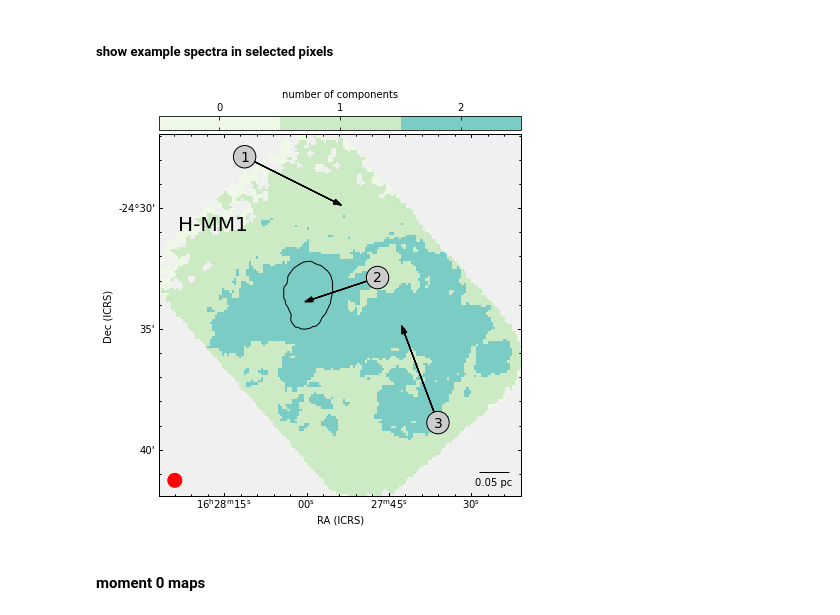
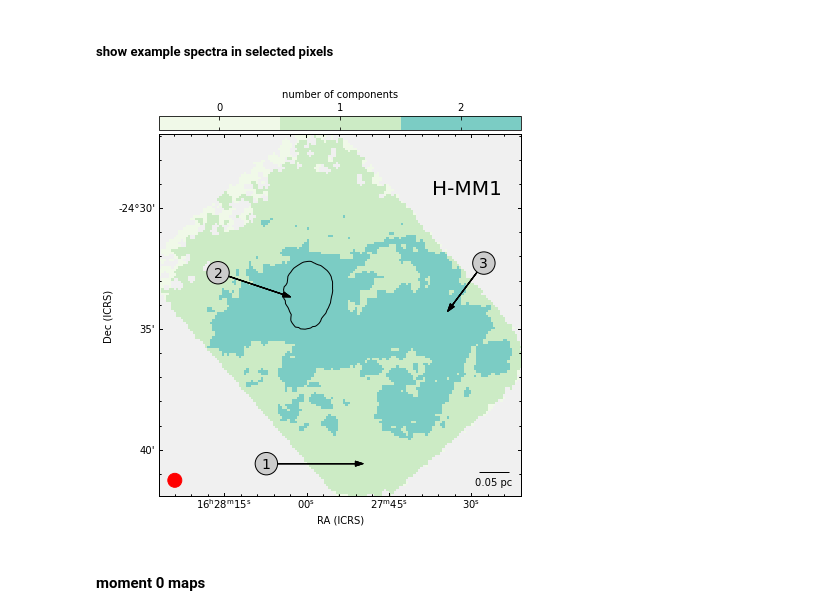
Before and after one commit to SpandanCh/H-MM1_extended_subsonic, a Jupyter notebook: make_figures.ipynb, the cells around one changed output. Cells and saved outputs as stored; diff of their text form; code cells hidden in the pictures.

```diff
--- a/make_figures.ipynb
+++ b/make_figures.ipynb
@@ -319,12 +329,12 @@ from matplotlib.patches import Circle
 wcs = WCS(hd_repr)
 # %%
 # x,y co-ordinates of the positions chosen for the example spectra
-xlist = np.array([60, 100, 75])
-ylist = np.array([80, 70, 120])
+xlist = np.array([54, 119, 84])
+ylist = np.array([82, 76, 13])
 
 # lengths of the arrows in x- and y-axes
-dxlist = np.array([30, 15, -40])
-dylist = np.array([10, -40, 20])
+dxlist = np.array([-30, 15, -40])
+dylist = np.array([10, 20, 0])
 
 # number labels of the positions (with 1-, 2-, and 3-components detected, respectively)
 labels = np.array([2, 3, 1])
@@ -337,35 +347,35 @@ ddec_list = dec_list - dec_list_text
 # %%
 fig = aplfig(fits.PrimaryHDU(data=npeaks_repr, header=hd_repr),figsize=(7,7))
 
 cmaplst = ['#f0f9e8', '#ccebc5', '#7bccc4']         # colours representing number of components fit
 lcmap = ListedColormap(cmaplst)                                # set colourmap with these colours
 lcmap.set_bad('#f0f0f0')
 
 text_color='white'
 contour_color='k'
 
 fig = setup_plot( fig, cmap=lcmap, vmin=-0.5, vmax=2.5, col_text = r'number of components', beam_color='r', sclbr=0.05,
-                 x_txt=0.15, y_txt=0.75,lbl_text='H-MM1', label_col='k', lbl_size=20, colbr_loc='top')
+                 x_txt=0.85, y_txt=0.85,lbl_text='H-MM1', label_col='k', lbl_size=20, colbr_loc='top')
 
 # fig.recenter(353.1667,16.545,width=0.22,height=0.15)
 fig.beam.set_corner('bottom left')
 
 # fig.show_contour(para_map_dir + 'mach_number_1cmp_w_mask.fits', levels=[1], colors='k',linewidths=1)
 
 fig.colorbar.set_ticks([0, 1, 2])
 
 fig.show_contour(para_map_dir + 'mach_number_1cmp_w_mask.fits', levels=[1], colors='k',linewidths=1)
 
 for i in range(len(labels)):
     # labels
     fig.add_label( ra_list_text[i], dec_list_text[i], labels[i], color='k', size=14, weight=500,
                   bbox=dict(boxstyle="circle", fc="0.8", alpha=1))
     # arrows pointing to the pixels
     fig.show_arrows(ra_list_text, dec_list_text, dra_list, ddec_list, head_width=2, width=0.1, color='k')
 
 fig.savefig(figs_dir + 'npeaks_2cmp_repr_with_example_pix.pdf', dpi=100)
 # %% [output]
-[figure, old version]
+[figure, new version]
 # %% [markdown]
 #### moment 0 maps
 # %%
```
Also changed, not shown: parts of 3 cells of this notebook, 1 other file.
